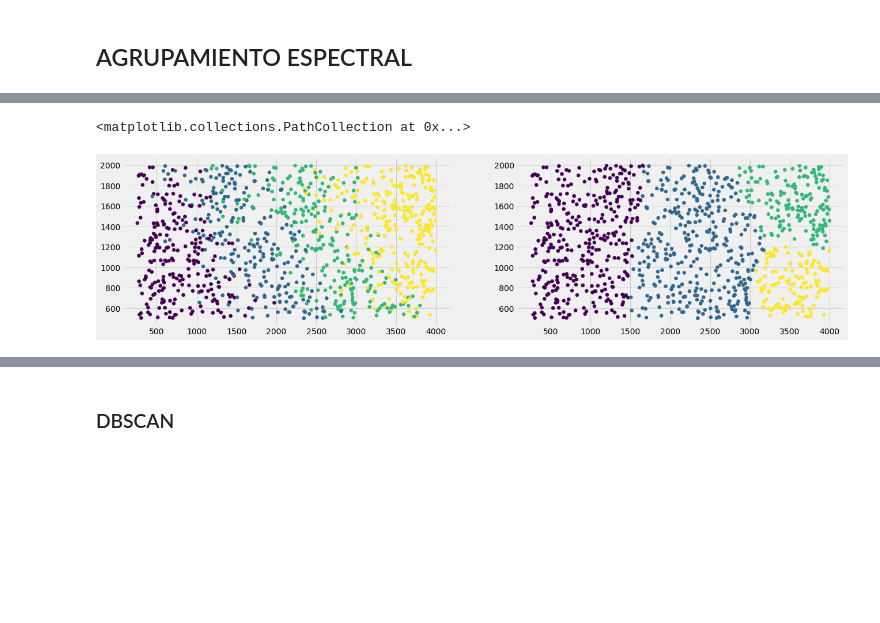
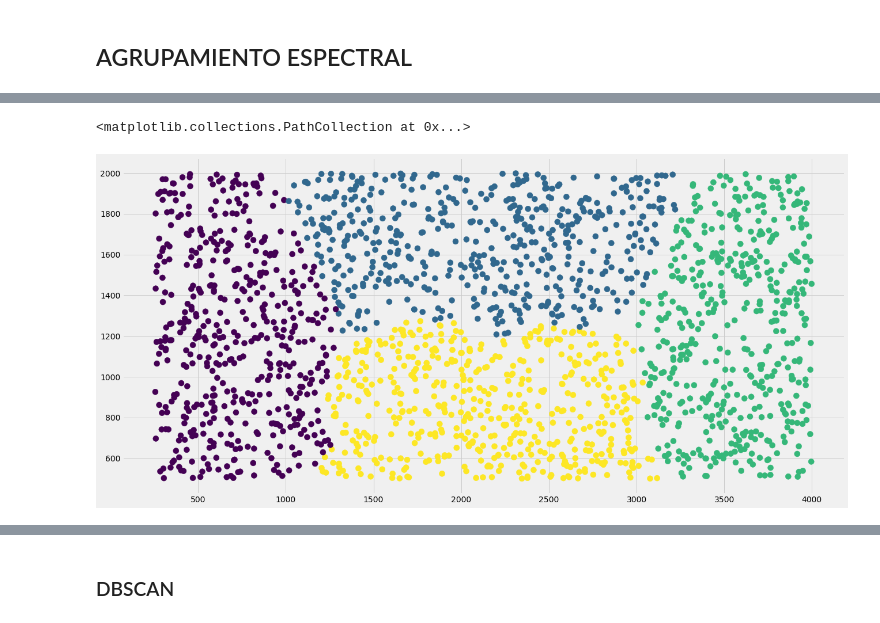
Before and after one commit to jignacioh/ActividadAprendizaNoSupervisado, a Jupyter notebook: telefonos_clasificacion/Celulares.ipynb, the cells around one changed output, grey strips where cells are left out. Drawn from its saved outputs; the diff is of its cells as text; code cells hidden in the pictures; blank space fills up the shorter version.

```diff
--- a/telefonos_clasificacion/Celulares.ipynb
+++ b/telefonos_clasificacion/Celulares.ipynb
@@ -91,7 +133,7 @@ df
 ## AGRUPAMIENTO ESPECTRAL
 # %%
 D = pd.read_csv(file_url)
-n = 1000
+n = 2000
 Dx = D[['ram','battery_power']].to_numpy()
 Dx = Dx[:n]
 
@@ -110,19 +152,20 @@ knn = 10
 
 # Inicializacion del modelo  SpectralClustering y entrenamiento usando matriz laplaciana normalizada y matriz de afinidad completa
 clustering_spectral = SpectralClustering(n_clusters = K,
-                                affinity = 'nearest_neighbors', n_neighbors = knn,
+                                affinity = 'nearest_neighbors',
+                                n_neighbors = knn,
                                 random_state = 0).fit(Dx)
 # %%
 # Obtencion de valores predichos
 Dy_espectral = clustering_spectral.labels_
 # %%
-fig, ax = plt.subplots(1,2,figsize=(20,5))
+fig, ax = plt.subplots(figsize=(20,10))
 # clustering original
-ax[0].scatter(Dx[:,0], Dx[:,1], c = Dy)
+#ax[0].scatter(Dx[:,0], Dx[:,1], c = Dy)
 # clustering spectral
-ax[1].scatter(Dx[:,0], Dx[:,1], c=Dy_espectral)
+ax.scatter(Dx[:,0], Dx[:,1], c=Dy_espectral, s =100)
 # %% [output]
 <matplotlib.collections.PathCollection at 0x...>
-[figure, old version]
+[figure, new version]
 # %%
 df.loc['espectral'] = [calinski_harabasz_score(Dx, Dy_espectral),silhouette_score(Dx,Dy_espectral) ]
```
Also changed, not shown: parts of 12 cells of this notebook.
